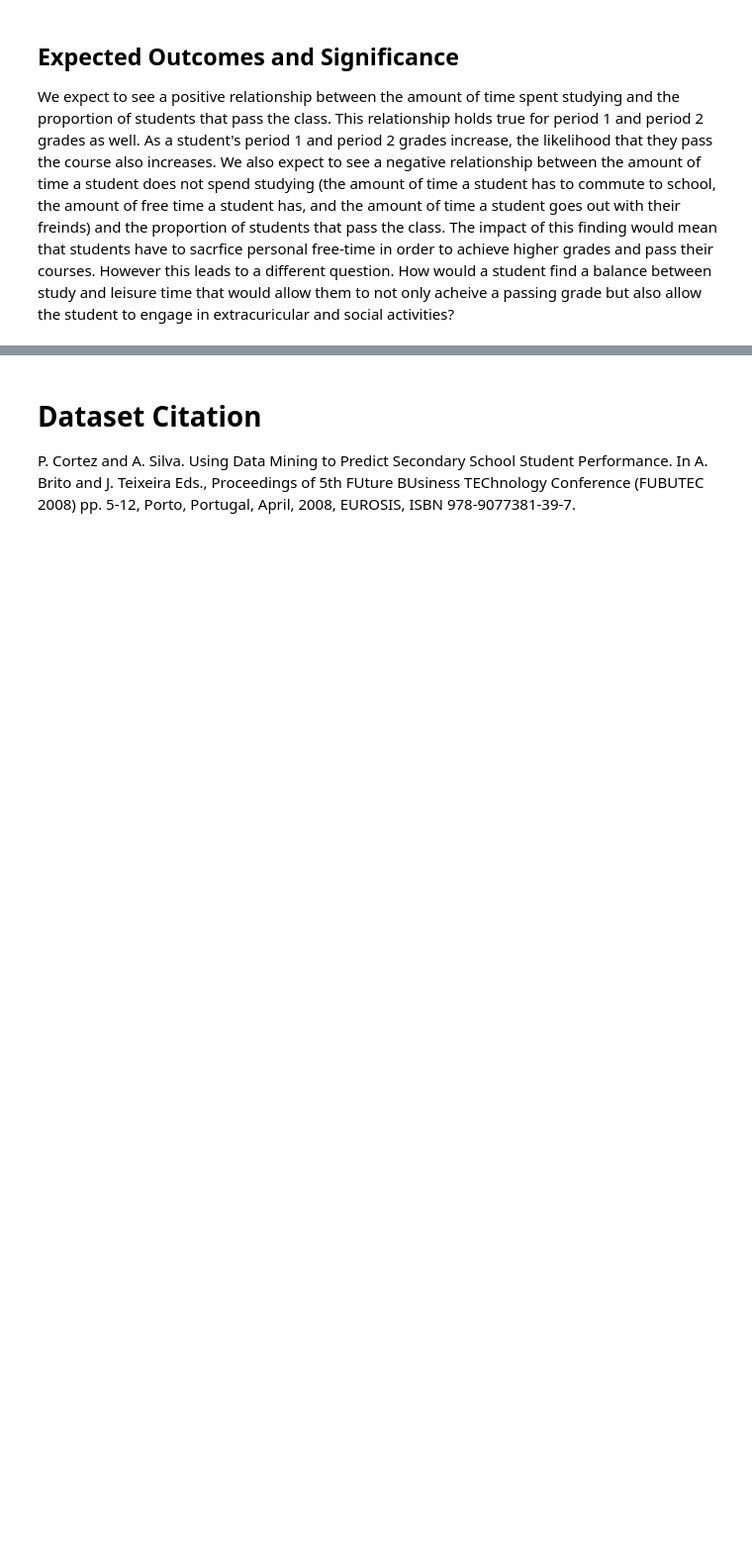
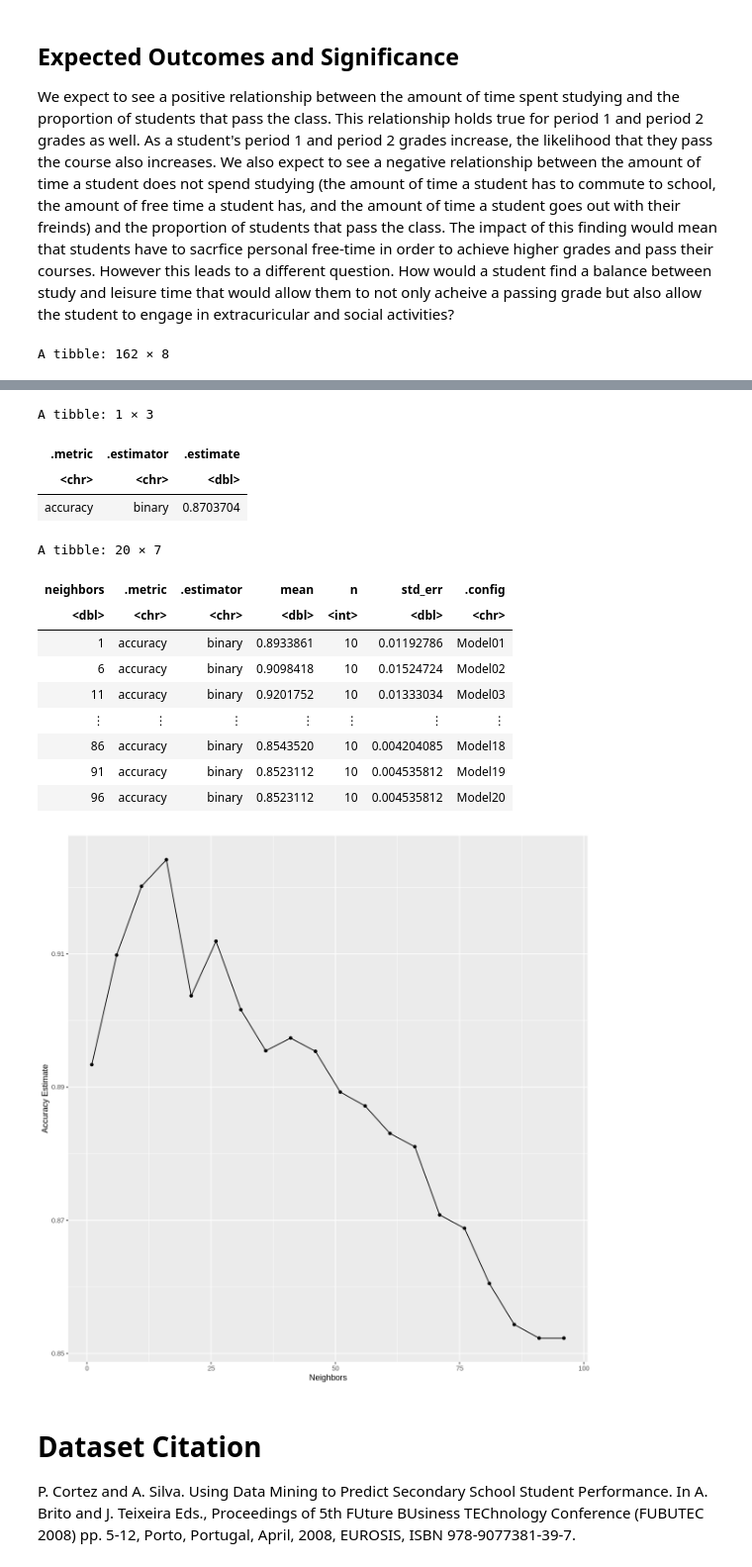
Before and after one commit to gpark8910/DSCI100_project, a Jupyter notebook: project_data.ipynb, the cells around one changed output, grey strips where cells are left out. Shown at 99% size. Drawn from its saved outputs; the diff is of its cells as text; code cells hidden in the pictures; blank space fills up the shorter version.

Commit message:
Apply KNN classification to the data and cross-validation to find the best K

```diff
--- a/project_data.ipynb
+++ b/project_data.ipynb
@@ -146,3 +165,61 @@ We plan to use histograms to visualize our data.
 # %% [markdown]
 ## Expected Outcomes and Significance
 We expect to see a positive relationship between the amount of time spent studying and the proportion of students that pass the class. This relationship holds true for period 1 and period 2 grades as well. As a student's period 1 and period 2 grades increase, the likelihood that they pass the course also increases. We also expect to see a negative relationship between the amount of time a student does not spend studying (the amount of time a student has to commute to school, the amount of free time a student has, and the amount of time a student goes out with their freinds) and the proportion of students that pass the class. The impact of this finding would mean that students have to sacrfice personal free-time in order to achieve higher grades and pass their courses. However this leads to a different question. How would a student find a balance between study and leisure time that would allow them to not only acheive a passing grade but also allow the student to engage in extracuricular and social activities?
+# %%
+# first using K = 3 to predict
+grade_split <- initial_split(mutated_data, prop = 0.75, strata = G3)
+grade_train <- training(grade_split)
+grade_test <- testing(grade_split)
+
+grade_recipe <- recipe(G3 ~. , data = grade_train) %>%
+   step_scale(all_predictors()) %>%
+   step_center(all_predictors())
+
+knn_spec <- nearest_neighbor(weight_func = "rectangular", neighbors = 3) %>%
+   set_engine("kknn") %>%
+   set_mode("classification")
+
+knn_fit <- workflow() %>%
+   add_recipe(grade_recipe) %>%
+   add_model(knn_spec) %>%
+   fit(data = grade_train)
+
+grade_predictions <- predict(knn_fit, grade_test) %>%
+   bind_cols(grade_test)
+
+grade_predictions
+
+accuracy <- grade_predictions %>%
+   metrics(truth = G3, estimate = .pred_class) %>%
+   filter(.metric == "accuracy")
+accuracy
+
+# perform a 10-fold cross validation to find the best K
+grade_vfold <- vfold_cv(grade_train, v = 10, strata = G3)
+
+# parameter value selection
+knn_spec_1 <- nearest_neighbor(weight_func = "rectangular", neighbors = tune()) %>%
+   set_engine("kknn") %>%
+   set_mode("classification")
+
+k_vals <- tibble(neighbors = seq(from = 1, to = 100, by = 5))
+
+# fit the knn model (reuse the recipe and model from before)
+knn_fit_1 <- workflow() %>%
+   add_recipe(grade_recipe) %>%
+   add_model(knn_spec_1) %>%
+   tune_grid(resamples = grade_vfold, grid = k_vals)
+
+accuracies <- knn_fit_1 %>%
+   collect_metrics() %>%
+   filter(.metric == "accuracy")
+accuracies
+
+accuracy_vs_k <- ggplot(accuracies, aes(x = neighbors, y = mean)) +
+   geom_point() +
+   geom_line() +
+   labs(x = "Neighbors", y = "Accuracy Estimate")
+
+accuracy_vs_k
+# %% [output]
+A tibble: 162 × 8
@@ -149,3 +235,18 @@ We expect to see a positive relationship between the amount of time spent studyi
+A tibble: 1 × 3
+| .metric | .estimator | .estimate |
+| <chr> | <chr> | <dbl> |
+| accuracy | binary | 0.8703704 |
+A tibble: 20 × 7
+| neighbors | .metric | .estimator | mean | n | std_err | .config |
+| <dbl> | <chr> | <chr> | <dbl> | <int> | <dbl> | <chr> |
+| 1 | accuracy | binary | 0.8933861 | 10 | 0.01192786 | Model01 |
+| 6 | accuracy | binary | 0.9098418 | 10 | 0.01524724 | Model02 |
+| 11 | accuracy | binary | 0.9201752 | 10 | 0.01333034 | Model03 |
+| ⋮ | ⋮ | ⋮ | ⋮ | ⋮ | ⋮ | ⋮ |
+| 86 | accuracy | binary | 0.8543520 | 10 | 0.004204085 | Model18 |
+| 91 | accuracy | binary | 0.8523112 | 10 | 0.004535812 | Model19 |
+| 96 | accuracy | binary | 0.8523112 | 10 | 0.004535812 | Model20 |
+[figure, added]
 # %% [markdown]
 # Dataset Citation
 P. Cortez and A. Silva. Using Data Mining to Predict Secondary School Student Performance. In A. Brito and J. Teixeira Eds., Proceedings of 5th FUture BUsiness TEChnology Conference (FUBUTEC 2008) pp. 5-12, Porto, Portugal, April, 2008, EUROSIS, ISBN 978-9077381-39-7.
```
Also changed, not shown: parts of 4 cells of this notebook.
